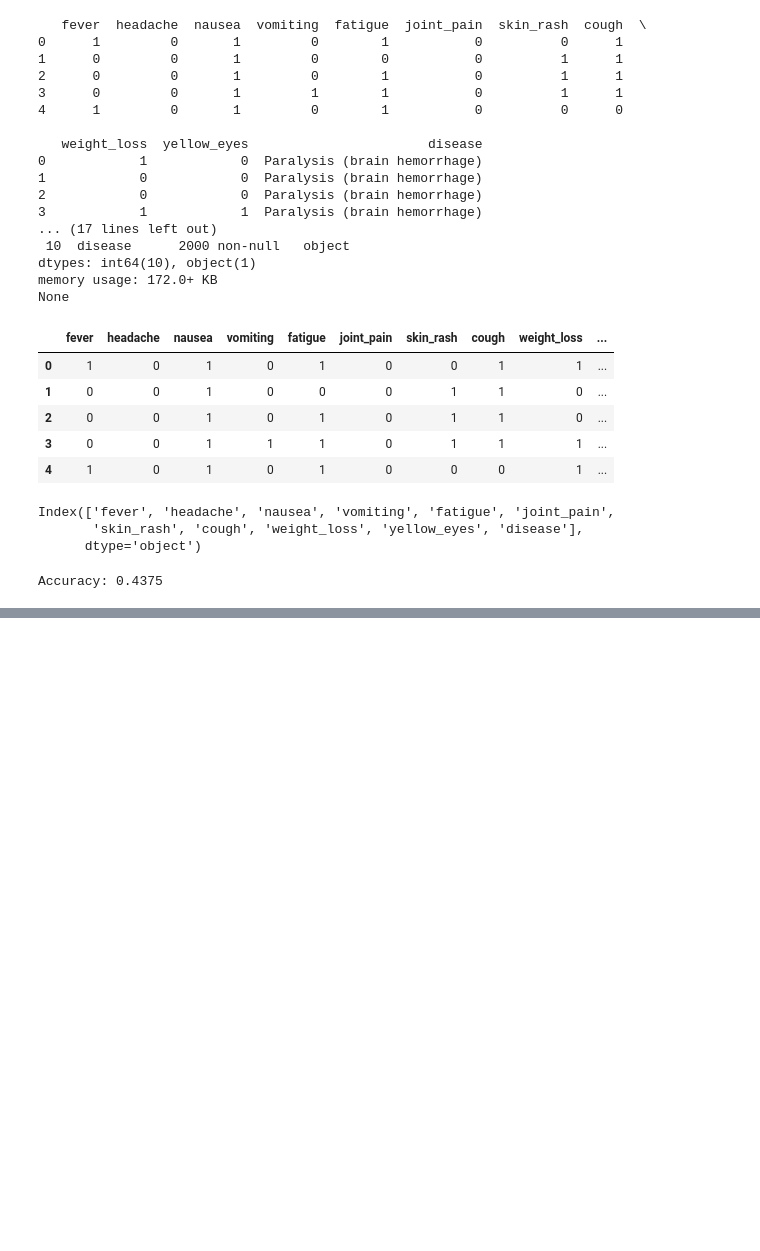
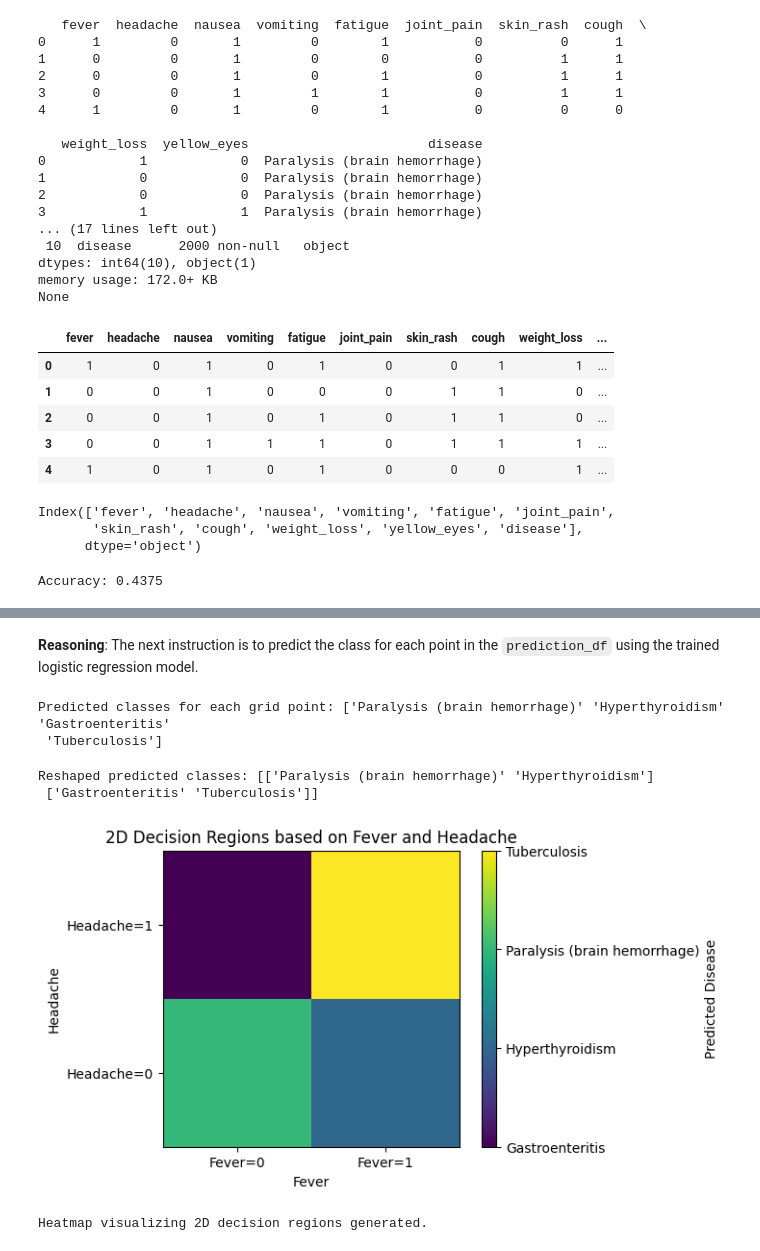
Before and after one commit to vasavinaidu21/Traning, a Jupyter notebook: Traning.ipynb, the cells around one changed output, grey strips where cells are left out. Saved outputs shown, nothing was run; the diff lists cells and outputs as text; code cells hidden in the pictures; blank space fills up the shorter version.

```diff
--- a/Traning.ipynb
+++ b/Traning.ipynb
@@ -73,0 +382,3 @@ Accuracy: 0.4375
+# %%
+base_features = X_train.drop(columns=['fever', 'headache']).mean().to_dict()
+print("Base features for other columns (mean values):", base_features)
@@ -73,0 +387,7 @@ Accuracy: 0.4375
+# %%
+import numpy as np
+fever_values = np.array([0, 1])
+headache_values = np.array([0, 1])
+fever_grid, headache_grid = np.meshgrid(fever_values, headache_values)
+print("Fever grid:\n", fever_grid)
+print("Headache grid:\n", headache_grid)
@@ -73,0 +430,48 @@ Accuracy: 0.4375
+# %% [markdown]
+**Reasoning**:
+The next instruction is to predict the class for each point in the `prediction_df` using the trained logistic regression model.
+# %%
+predicted_classes = model.predict(prediction_df)
+print("Predicted classes for each grid point:", predicted_classes)
+# %% [output]
+Predicted classes for each grid point: ['Paralysis (brain hemorrhage)' 'Hyperthyroidism' 'Gastroenteritis'
+ 'Tuberculosis']
+# %%
+reshaped_predictions = predicted_classes.reshape(fever_grid.shape)
+print("Reshaped predicted classes:", reshaped_predictions)
+# %% [output]
+Reshaped predicted classes: [['Paralysis (brain hemorrhage)' 'Hyperthyroidism']
+ ['Gastroenteritis' 'Tuberculosis']]
+# %%
+import matplotlib.pyplot as plt
+import numpy as np
+
+
+unique_classes = np.unique(reshaped_predictions)
+class_to_int = {cls: i for i, cls in enumerate(unique_classes)}
+
+
+numerical_predictions = np.vectorize(class_to_int.get)(reshaped_predictions)
+
+plt.figure(figsize=(6, 4))
+plt.imshow(numerical_predictions, cmap='viridis', origin='lower', extent=[-0.5, 1.5, -0.5, 1.5])
+
+
+plt.xticks([0, 1], labels=['Fever=0', 'Fever=1'])
+plt.yticks([0, 1], labels=['Headache=0', 'Headache=1'])
+
+plt.xlabel('Fever')
+plt.ylabel('Headache')
+plt.title('2D Decision Regions based on Fever and Headache')
+
+
+cbar = plt.colorbar(ticks=np.arange(len(unique_classes)), format=plt.FuncFormatter(lambda i, *args: unique_classes[int(i)]))
+cbar.set_label('Predicted Disease')
+
+plt.grid(False)
+plt.show()
+
+print("Heatmap visualizing 2D decision regions generated.")
+# %% [output]
+[figure, added]
+Heatmap visualizing 2D decision regions generated.
```
Also changed, not shown: parts of 12 cells of this notebook.
